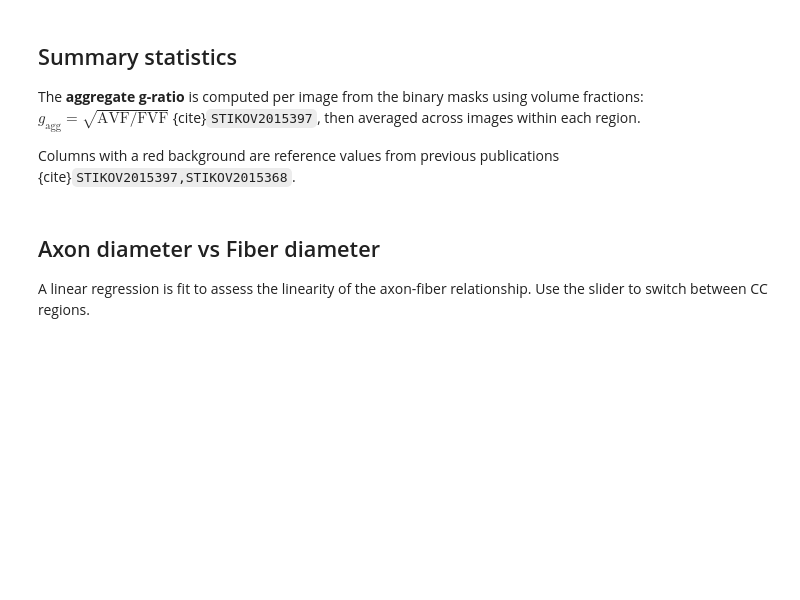
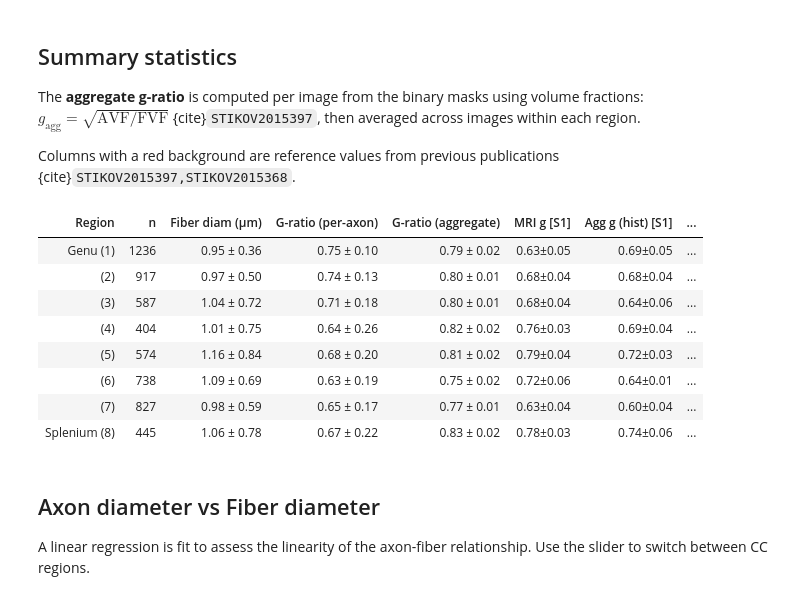
Before and after one commit to axondeepseg-pipeline/macaque-gratio, a Jupyter notebook: ADS2026_minorQC.ipynb, the cells around one changed output. Drawn from its saved outputs; the diff is of its cells as text; code cells hidden in the pictures; blank space fills up the shorter version.

```diff
--- a/ADS2026_minorQC.ipynb
+++ b/ADS2026_minorQC.ipynb
@@ -170,32 +170,42 @@ Columns with a red background are reference values from previous publications {c
 # %%
 from IPython.display import HTML
 
 summary_rows = []
 for sample in sorted(all_data.keys()):
     df = all_data[sample]
     ag = agg_gratio[sample]
     ref = PAPER_REF[sample]
     summary_rows.append({
         "Region": REGION_LABELS[sample],
         "n": len(df),
-        "Fiber diam (µm)": f"{df['fiber_diam'].mean():.2f} ± {df['fiber_diam'].std():.2f}",
-        "G-ratio (per-axon)": f"{df['gratio'].mean():.2f} ± {df['gratio'].std():.2f}",
-        "G-ratio (aggregate)": f"{np.mean(ag):.2f} ± {np.std(ag):.2f}",
+        "Fiber diam (\u03bcm)": f"{df['fiber_diam'].mean():.2f} \u00b1 {df['fiber_diam'].std():.2f}",
+        "G-ratio (per-axon)": f"{df['gratio'].mean():.2f} \u00b1 {df['gratio'].std():.2f}",
+        "G-ratio (aggregate)": f"{np.mean(ag):.2f} \u00b1 {np.std(ag):.2f}",
         "MRI g [S1]": ref["mri_g"],
         "Agg g (hist) [S1]": ref["agg_g_p1"],
         "Agg g [S2]": ref["agg_g_p2"],
         "Mean g [S2]": ref["mean_g_p2"],
     })
 
 summary_df = pd.DataFrame(summary_rows)
 
 paper_cols = ["MRI g [S1]", "Agg g (hist) [S1]", "Agg g [S2]", "Mean g [S2]"]
-styled = summary_df.style.applymap(
+styled = summary_df.style.map(
     lambda _: "background-color: #fde0e0",
     subset=paper_cols
 ).hide(axis="index")
 
 display(HTML(styled.to_html()))
+# %% [output]
+| Region | n | Fiber diam (μm) | G-ratio (per-axon) | G-ratio (aggregate) | MRI g [S1] | Agg g (hist) [S1] | ... |
+| Genu (1) | 1236 | 0.95 ± 0.36 | 0.75 ± 0.10 | 0.79 ± 0.02 | 0.63±0.05 | 0.69±0.05 | ... |
+| (2) | 917 | 0.97 ± 0.50 | 0.74 ± 0.13 | 0.80 ± 0.01 | 0.68±0.04 | 0.68±0.04 | ... |
+| (3) | 587 | 1.04 ± 0.72 | 0.71 ± 0.18 | 0.80 ± 0.01 | 0.68±0.04 | 0.64±0.06 | ... |
+| (4) | 404 | 1.01 ± 0.75 | 0.64 ± 0.26 | 0.82 ± 0.02 | 0.76±0.03 | 0.69±0.04 | ... |
+| (5) | 574 | 1.16 ± 0.84 | 0.68 ± 0.20 | 0.81 ± 0.02 | 0.79±0.04 | 0.72±0.03 | ... |
+| (6) | 738 | 1.09 ± 0.69 | 0.63 ± 0.19 | 0.75 ± 0.02 | 0.72±0.06 | 0.64±0.01 | ... |
+| (7) | 827 | 0.98 ± 0.59 | 0.65 ± 0.17 | 0.77 ± 0.01 | 0.63±0.04 | 0.60±0.04 | ... |
+| Splenium (8) | 445 | 1.06 ± 0.78 | 0.67 ± 0.22 | 0.83 ± 0.02 | 0.78±0.03 | 0.74±0.06 | ... |
 # %% [markdown]
 ## Axon diameter vs Fiber diameter
 
```
Also changed, not shown: parts of 2 cells of this notebook, 2 other files.
